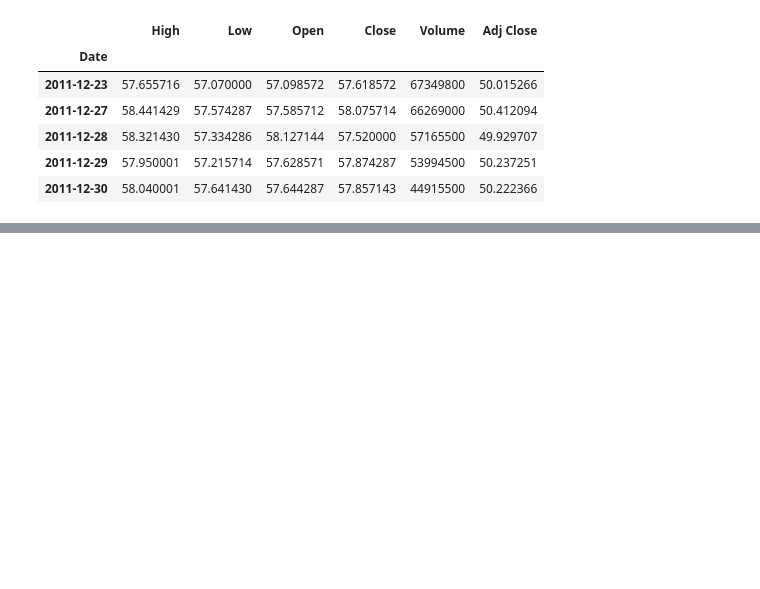
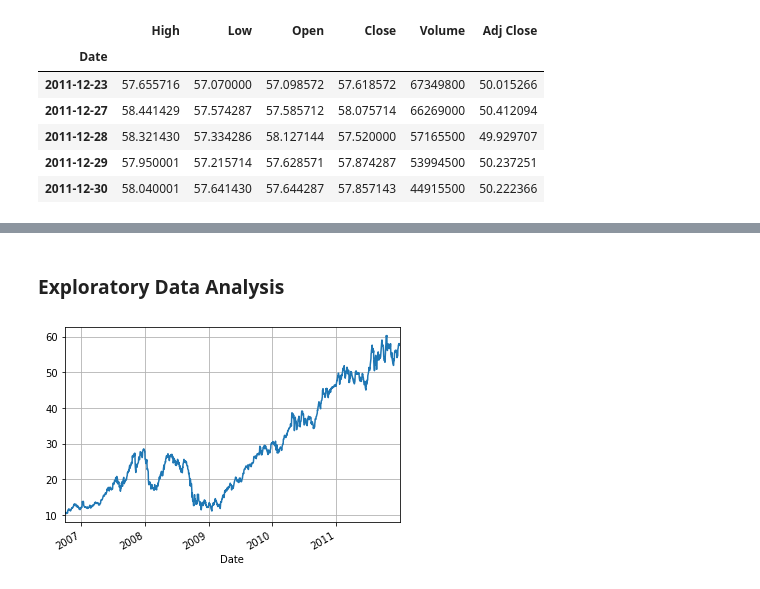
Before and after one commit to Niangmodou/Algorithmic-Trading, a Jupyter notebook: main.ipynb, the cells around one changed output, grey strips where cells are left out. Drawn from its saved outputs; the diff is of its cells as text; code cells hidden in the pictures; blank space fills up the shorter version.

```diff
--- a/main.ipynb
+++ b/main.ipynb
@@ -31,0 +90,7 @@ aapl.tail()
+# %% [markdown]
+### Exploratory Data Analysis
+# %%
+aapl['Close'].plot(grid=True)
+plt.show()
+# %% [output]
+[figure, added]
```
Also changed, not shown: parts of 20 cells of this notebook, 1 other file.
